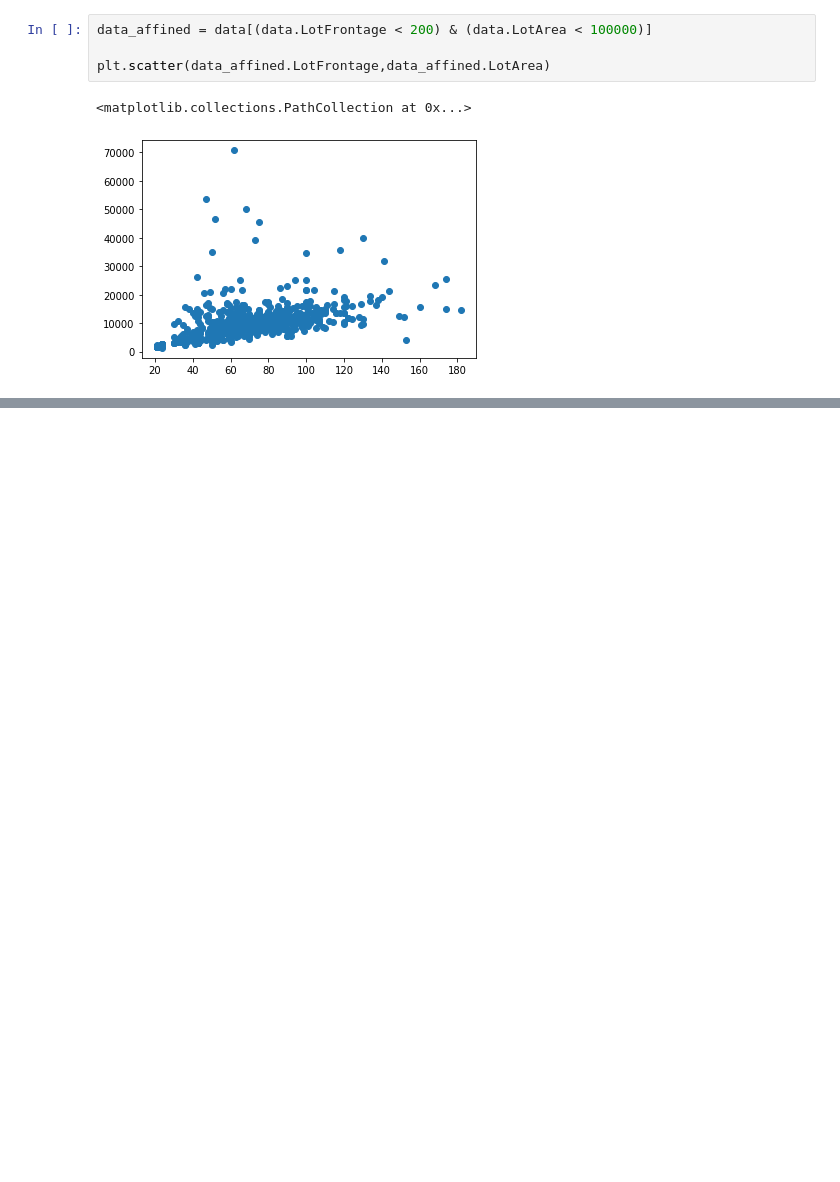
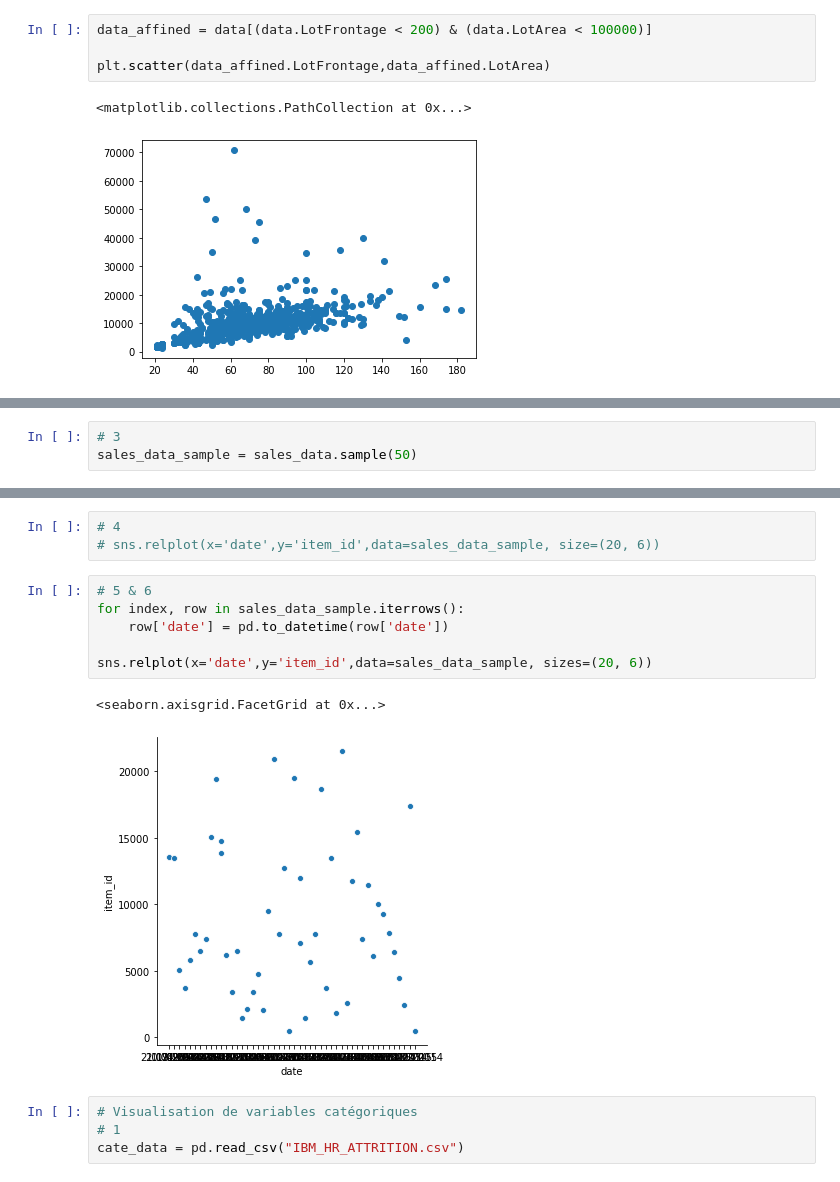
Before and after one commit to Mehdieuros/bigdata_python, a Jupyter notebook: DataVisualisation_Stat_Exercices.ipynb, the cells around one changed output, grey strips where cells are left out. Cells and saved outputs as stored; diff of their text form; blank space fills up the shorter version.

```diff
--- a/DataVisualisation_Stat_Exercices.ipynb
+++ b/DataVisualisation_Stat_Exercices.ipynb
@@ -83,0 +111,3 @@ plt.scatter(data_affined.LotFrontage,data_affined.LotArea)
+# %%
+# 3
+sales_data_sample = sales_data.sample(50)
@@ -83,0 +134,16 @@ plt.scatter(data_affined.LotFrontage,data_affined.LotArea)
+# %%
+# 4
+# sns.relplot(x='date',y='item_id',data=sales_data_sample, size=(20, 6))
+# %%
+# 5 & 6
+for index, row in sales_data_sample.iterrows():
+    row['date'] = pd.to_datetime(row['date'])
+
+sns.relplot(x='date',y='item_id',data=sales_data_sample, sizes=(20, 6))
+# %% [output]
+<seaborn.axisgrid.FacetGrid at 0x...>
+[figure, added]
+# %%
+# Visualisation de variables catégoriques
+# 1
+cate_data = pd.read_csv("IBM_HR_ATTRITION.csv")
```
Also changed, not shown: parts of 6 cells of this notebook.
